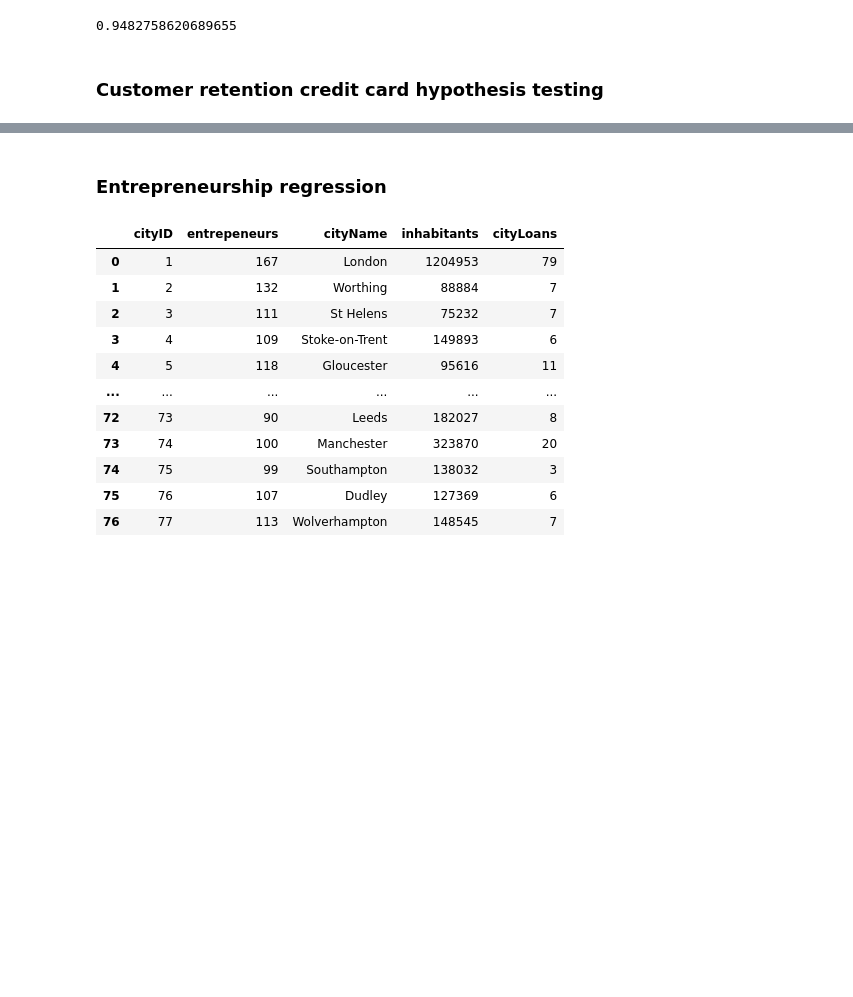
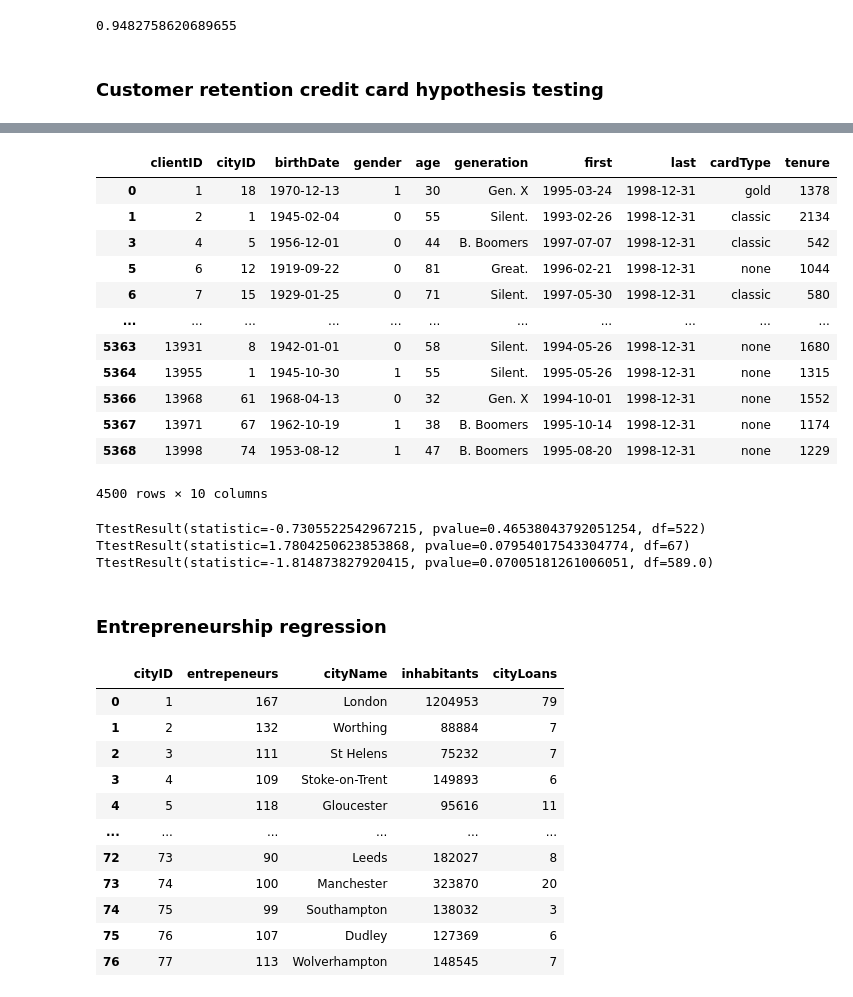
Before and after one commit to irismessage/data-essay, a Jupyter notebook: DATA Assessment 2023-24.ipynb, the cells around one changed output, grey strips where cells are left out. Saved outputs shown, nothing was run; the diff lists cells and outputs as text; code cells hidden in the pictures; blank space fills up the shorter version.

Commit message:
t test stuff

```diff
--- a/DATA Assessment 2023-24.ipynb
+++ b/DATA Assessment 2023-24.ipynb
@@ -657,6 +663,4 @@ dfcloyalty
 # %%
-# variable is average duration from first to last
-# t test of pop against classic
-# https://docs.scipy.org/doc/scipy/reference/generated/scipy.stats.ttest_1samp.html#scipy.stats.ttest_1samp
-# t test of classic against gold
-# https://docs.scipy.org/doc/scipy/reference/generated/scipy.stats.ttest_ind.html#scipy.stats.ttest_ind
+dfcloyalty["cardType"].fillna("none", inplace=True)
+dfcloyalty.dropna(inplace=True)  # no transactions
+dfcloyalty
@@ -662,0 +681,17 @@ dfcloyalty
+# %%
+dfcloyalty["tenure"] = (dfcloyalty["last"] - dfcloyalty["first"]).dt.days
+dfcloyalty
+# %% [output]
+|  | clientID | cityID | birthDate | gender | age | generation | first | last | cardType | tenure |
+| 0 | 1 | 18 | 1970-12-13 | 1 | 30 | Gen. X | 1995-03-24 | 1998-12-31 | gold | 1378 |
+| 1 | 2 | 1 | 1945-02-04 | 0 | 55 | Silent. | 1993-02-26 | 1998-12-31 | classic | 2134 |
+| 3 | 4 | 5 | 1956-12-01 | 0 | 44 | B. Boomers | 1997-07-07 | 1998-12-31 | classic | 542 |
+| 5 | 6 | 12 | 1919-09-22 | 0 | 81 | Great. | 1996-02-21 | 1998-12-31 | none | 1044 |
+| 6 | 7 | 15 | 1929-01-25 | 0 | 71 | Silent. | 1997-05-30 | 1998-12-31 | classic | 580 |
+| ... | ... | ... | ... | ... | ... | ... | ... | ... | ... | ... |
+| 5363 | 13931 | 8 | 1942-01-01 | 0 | 58 | Silent. | 1994-05-26 | 1998-12-31 | none | 1680 |
+| 5364 | 13955 | 1 | 1945-10-30 | 1 | 55 | Silent. | 1995-05-26 | 1998-12-31 | none | 1315 |
+| 5366 | 13968 | 61 | 1968-04-13 | 0 | 32 | Gen. X | 1994-10-01 | 1998-12-31 | none | 1552 |
+| 5367 | 13971 | 67 | 1962-10-19 | 1 | 38 | B. Boomers | 1995-10-14 | 1998-12-31 | none | 1174 |
+| 5368 | 13998 | 74 | 1953-08-12 | 1 | 47 | B. Boomers | 1995-08-20 | 1998-12-31 | none | 1229 |
+4500 rows × 10 columns
@@ -663,3 +705,19 @@ dfcloyalty
+# %%
+# variable is average duration from first to last
+# t test of pop against classic
+# https://docs.scipy.org/doc/scipy/reference/generated/scipy.stats.ttest_1samp.html#scipy.stats.ttest_1samp
+# t test of classic against gold
+# https://docs.scipy.org/doc/scipy/reference/generated/scipy.stats.ttest_ind.html#scipy.stats.ttest_ind
+
+# todo manual impl
+
+print(ttest_1samp(classic_tenure, pop_tenure_mean))
+print(ttest_1samp(gold_tenure, pop_tenure_mean))
+print(ttest_ind(classic_tenure, gold_tenure))
+# %% [output]
+TtestResult(statistic=-0.7305522542967215, pvalue=0.46538043792051254, df=522)
+TtestResult(statistic=1.7804250623853868, pvalue=0.07954017543304774, df=67)
+TtestResult(statistic=-1.814873827920415, pvalue=0.07005181261006051, df=589.0)
 # %% [markdown]
 ### Entrepreneurship regression
 # %%
```
Also changed, not shown: parts of 6 cells of this notebook, 1 other file.
